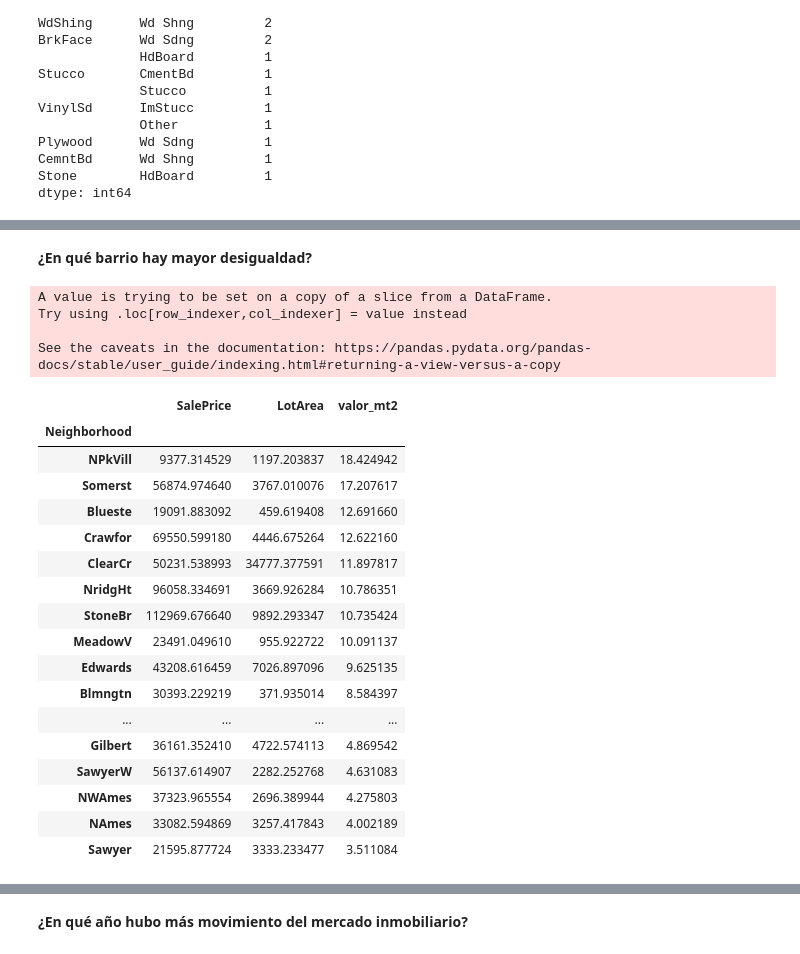
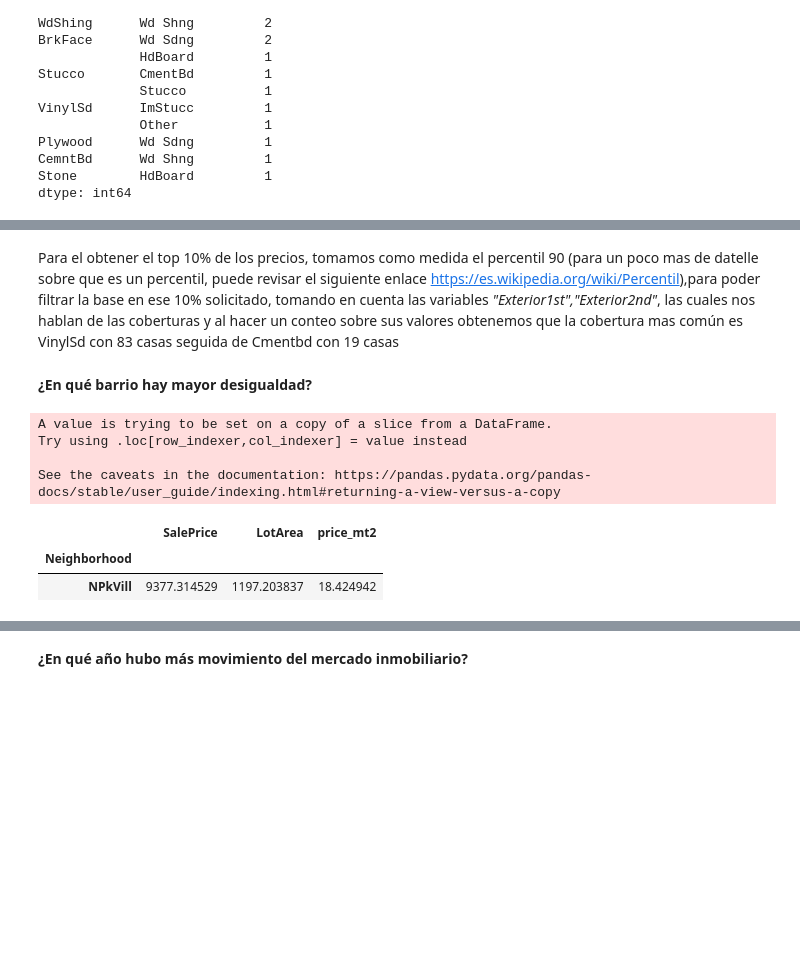
Before and after one commit to DanielaAguiV/Trabajo_casas, a Jupyter notebook: solucion_Taller_4.ipynb, the cells around one changed output, grey strips where cells are left out. Cells and saved outputs as stored; diff of their text form; code cells hidden in the pictures; blank space fills up the shorter version.

```diff
--- a/solucion_Taller_4.ipynb
+++ b/solucion_Taller_4.ipynb
@@ -480,31 +481,18 @@ dtype: int64
+# %% [markdown]
+Para el obtener el top 10% de los precios, tomamos como medida el percentil 90 (para un poco mas de datelle sobre que es un percentil, puede revisar el siguiente enlace https://es.wikipedia.org/wiki/Percentil),para poder filtrar la base en ese 10% solicitado, tomando en cuenta las variables *"Exterior1st","Exterior2nd"*, las cuales nos hablan de las coberturas y  al hacer un conteo sobre sus valores obtenemos que la cobertura mas común es VinylSd con 83 casas seguida de Cmentbd con 19 casas
 # %% [markdown]
 **¿En qué barrio hay mayor desigualdad?**
 # %%
-desigfinal=df[["SalePrice","LotArea","Neighborhood","Utilities"]]
-desigfinal["valor_mt2"]=df["SalePrice"]/df["LotArea"]
-desigualdad = desigfinal.groupby("Neighborhood").std()
-desigualdad=desigualdad.sort_values("valor_mt2", ascending = False)
-desigualdad
+df_inequiality=df[["SalePrice","LotArea","Neighborhood","Utilities"]]
+df_inequiality["price_mt2"]=df["SalePrice"]/df["LotArea"]
+inequality = df_inequiality.groupby("Neighborhood").std()
+inequality=inequality.sort_values("price_mt2", ascending = False)
+inequality.head(1)
 # %% [output]
 A value is trying to be set on a copy of a slice from a DataFrame.
 Try using .loc[row_indexer,col_indexer] = value instead
 
 See the caveats in the documentation: https://pandas.pydata.org/pandas-docs/stable/user_guide/indexing.html#returning-a-view-versus-a-copy
-|  | SalePrice | LotArea | valor_mt2 |
+|  | SalePrice | LotArea | price_mt2 |
 | Neighborhood |  |  |  |
 | NPkVill | 9377.314529 | 1197.203837 | 18.424942 |
-| Somerst | 56874.974640 | 3767.010076 | 17.207617 |
-| Blueste | 19091.883092 | 459.619408 | 12.691660 |
-| Crawfor | 69550.599180 | 4446.675264 | 12.622160 |
-| ClearCr | 50231.538993 | 34777.377591 | 11.897817 |
-| NridgHt | 96058.334691 | 3669.926284 | 10.786351 |
-| StoneBr | 112969.676640 | 9892.293347 | 10.735424 |
-| MeadowV | 23491.049610 | 955.922722 | 10.091137 |
-| Edwards | 43208.616459 | 7026.897096 | 9.625135 |
-| Blmngtn | 30393.229219 | 371.935014 | 8.584397 |
-| ... | ... | ... | ... |
-| Gilbert | 36161.352410 | 4722.574113 | 4.869542 |
-| SawyerW | 56137.614907 | 2282.252768 | 4.631083 |
-| NWAmes | 37323.965554 | 2696.389944 | 4.275803 |
-| NAmes | 33082.594869 | 3257.417843 | 4.002189 |
-| Sawyer | 21595.877724 | 3333.233477 | 3.511084 |
```
Also changed, not shown: parts of 18 cells of this notebook.
